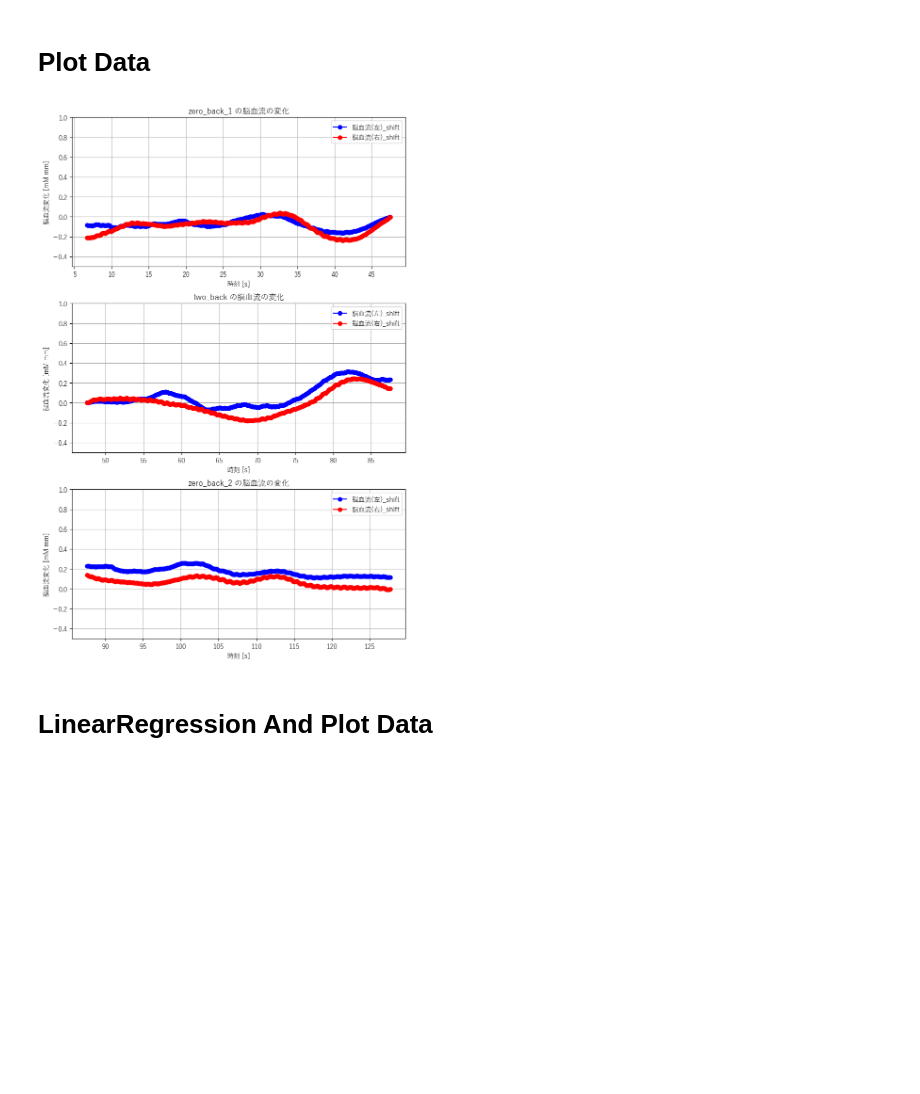
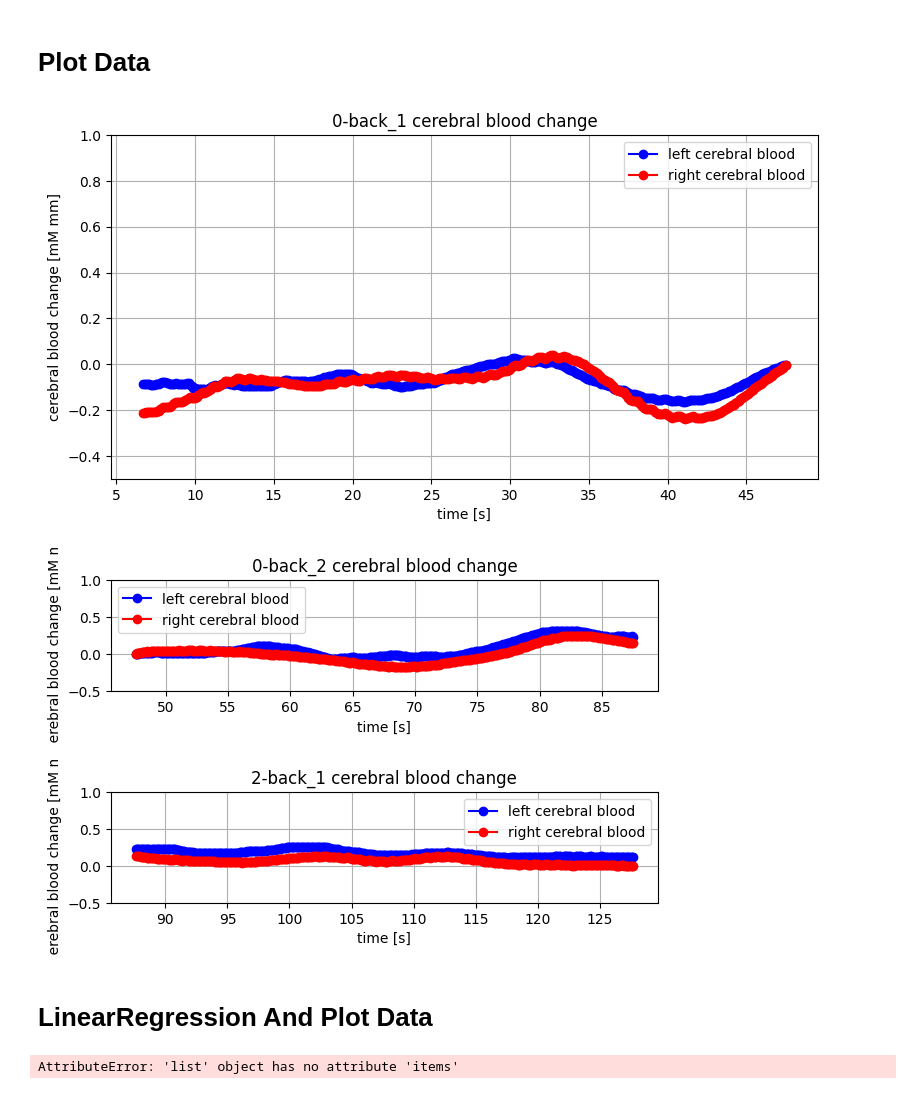
Before and after one commit to morikazu1119/analysis_brain_data, a Jupyter notebook: scripts/analysis_brain_data.ipynb, the cells around one changed output. Drawn from its saved outputs; the diff is of its cells as text; code cells hidden in the pictures; blank space fills up the shorter version.

```diff
--- a/scripts/analysis_brain_data.ipynb
+++ b/scripts/analysis_brain_data.ipynb
@@ -15,8 +16,10 @@ current dir: C:\Code\Python_Code\analysis_brain_data
 # %% [markdown]
 # Read Config
 # %%
-config = OmegaConf.load("config\\analysis.yaml")
+config = OmegaConf.load("config//analysis.yaml")
 
 brain_data_path = parent_dir / Path(config.paths.brain_data_path)
 print(brain_data_path)
+
+name_list = ["time", "left cerebral blood", "right cerebral blood", "left pulse", "right pulse"]
 # %% [output]
@@ -63,0 +194,5 @@ split_datasets = {
+# %%
+data_list = load_data(brain_data_path)
+splited_data_list = split_data_list(data_list)
+print(len(splited_data_list))
+splited_data_list[0]["0-back_1"]
@@ -64,27 +214,17 @@ split_datasets = {
 # %% [markdown]
 # Plot Data
-# %%
-matplotlib.rcParams['font.family'] = 'Yu Gothic' # 日本語フォントを設定
-
-plt.figure(figsize=(8, 12))
-
-for i, (name, data) in enumerate(split_datasets.items(), 1):
-    plt.subplot(3, 1, i)
-    plt.plot(data['時刻'], data['脳血流(左)_shift'], label='脳血流(左)_shift', color='blue', marker='o')
-    plt.plot(data['時刻'], data['脳血流(右)_shift'], label='脳血流(右)_shift', color='red', marker='o')
-
-    plt.xlabel('時刻 [s]')
-    plt.ylabel('脳血流変化 [mM mm]')
-    plt.ylim(-0.5, 1.0)
-    plt.title(f'{name} の脳血流の変化')
-
-    plt.legend()
-    plt.grid(True)
-
-plt.tight_layout()
-plt.show()
-# %% [output]
-[figure, removed]
+# %%
+plot_data_list(name_list, splited_data_list)
+# %% [output]
+[figure, added]
+[figure, added]
+[figure, added]
 # %% [markdown]
 # LinearRegression And Plot Data
+# %%
+regression_result_dict = linear_regression(splited_data_list)
+print(regression_result_dict)
+plot_data(name_list, regression_result_dict, regression=True)
+# %% [output]
+AttributeError: 'list' object has no attribute 'items'
 # %%
```
Also changed, not shown: parts of 11 cells of this notebook, 2 other files.
